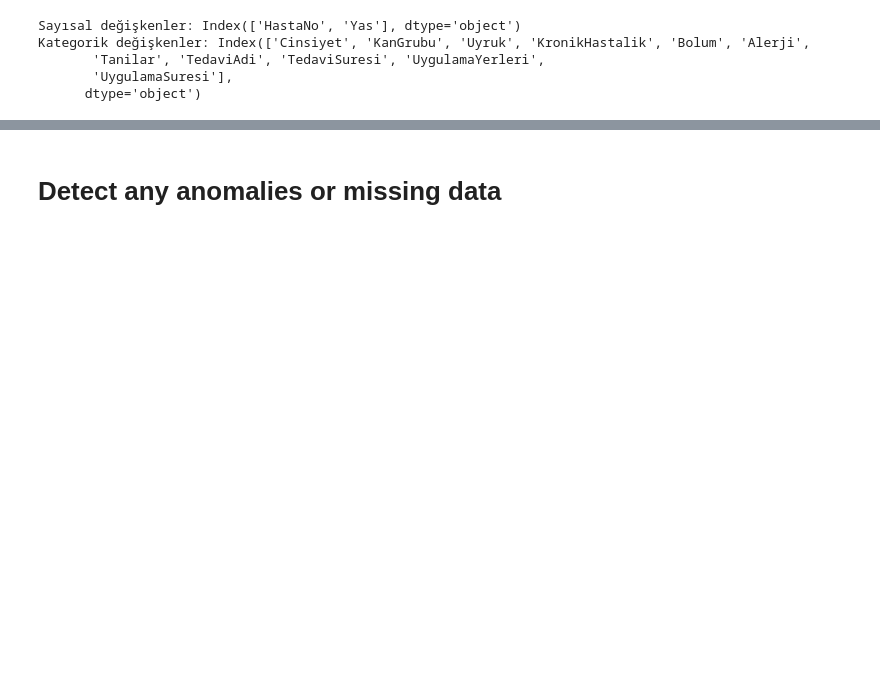
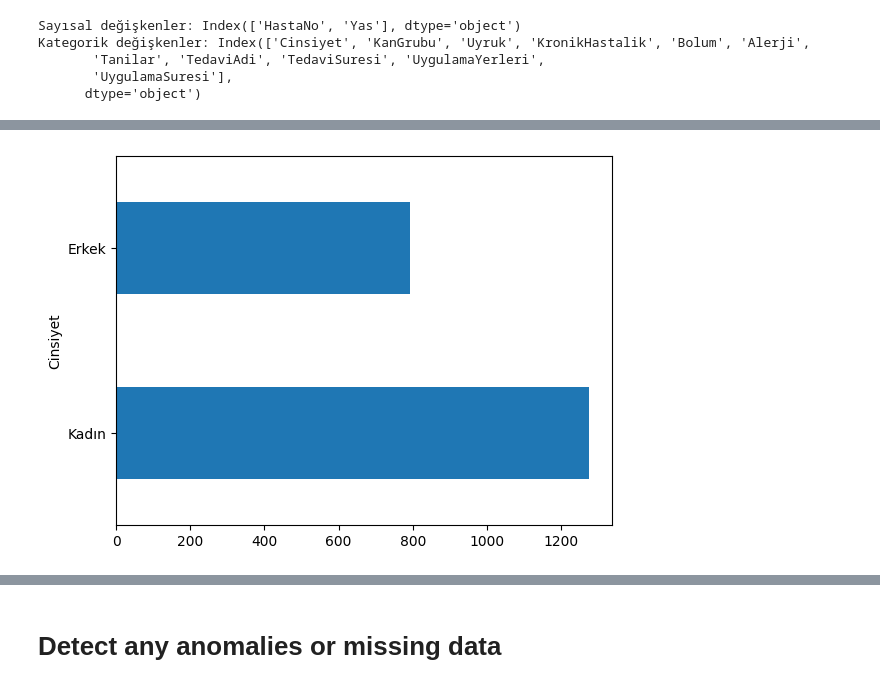
Before and after one commit to zeynepcicen/Pusula_Zeynep_Cicen, a Jupyter notebook: pusula_EDA.ipynb, the cells around one changed output, grey strips where cells are left out. Saved outputs shown, nothing was run; the diff lists cells and outputs as text; code cells hidden in the pictures; blank space fills up the shorter version.

```diff
--- a/pusula_EDA.ipynb
+++ b/pusula_EDA.ipynb
@@ -138,0 +190,4 @@ Kategorik değişkenler: Index(['Cinsiyet', 'KanGrubu', 'Uyruk', 'KronikHastalik
+# %%
+df["Cinsiyet"].value_counts().plot.barh();
+# %% [output]
+[figure, added]
```
Also changed, not shown: parts of 31 cells of this notebook.
